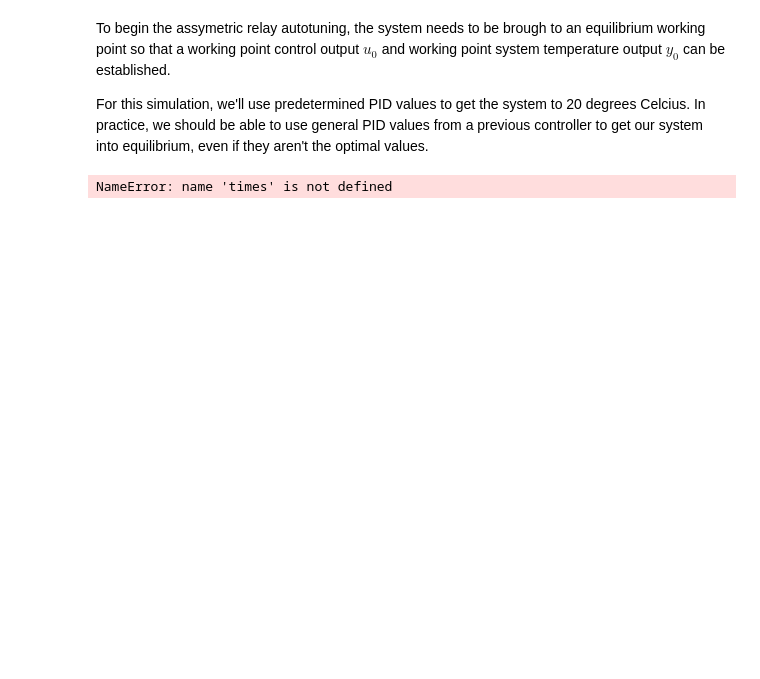
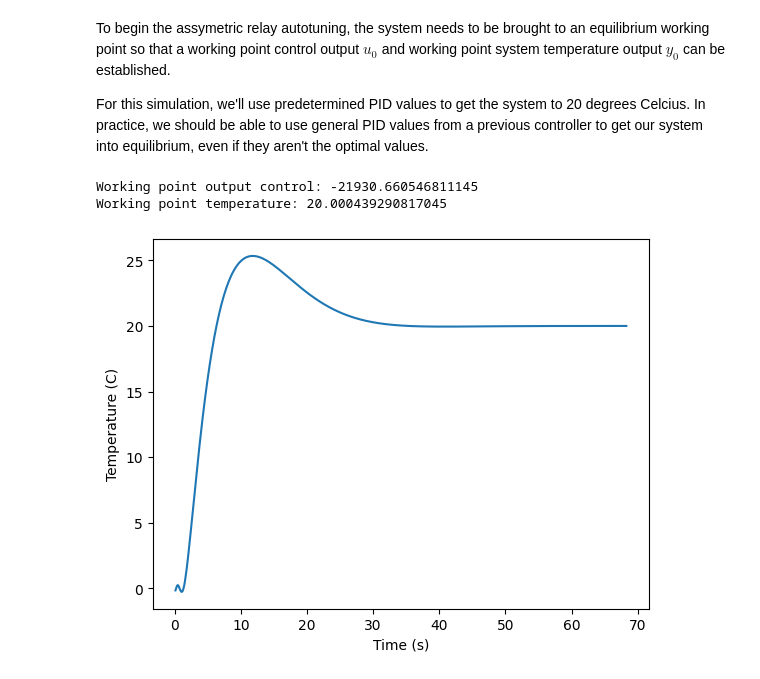
Before and after one commit to coltonschwabe/PIDcontroller, a Jupyter notebook: AsymmetricRelaySim.ipynb, the cells around one changed output. Saved outputs shown, nothing was run; the diff lists cells and outputs as text; code cells hidden in the pictures; blank space fills up the shorter version.

```diff
--- a/AsymmetricRelaySim.ipynb
+++ b/AsymmetricRelaySim.ipynb
@@ -7,7 +7,7 @@ def KLT_transfer(Kp,L,T):
     numer = [Kp]
     deno = [T,1]
 
-    # modeling the time delay
+    # modeling the time delay with pade approximation
     delay_approx = ctrl.pade(L,3)
     delay_num, delay_den = delay_approx
 
@@ -25,13 +25,12 @@ K = 0.15 / Kp + (0.35 - L*T / ((L + T)*(L + T)))*(T / (Kp * L))
 Ti = 0.35 * L + 6.7*L*T*T / (T*T + 2*L*T + 10*L*L)
 
 temp_system = KLT_transfer(Kp, L, T)
-times = np.linspace(0, 60*4, 500*4)
 
 recordedTimes = []
 tempThreshold = 0
 controlThreshold = 0
 
-dt = times[1] - times[0]
+dt = 0.12
 vals = np.full(500*4, 20)
 
 state = 0
@@ -39,46 +38,63 @@ response = []
 integral = 0
 currentresp = 0 # current response
 countertime = 0
+
+u0 = 0
+y0 = 0
+
+t1 = 0
+t2 = 0
 # %% [markdown]
-To begin the assymetric relay autotuning, the system needs to be brough to an equilibrium working point so that a working point control output $u_0$ and working point system temperature output $y_0$ can be established.
+To begin the assymetric relay autotuning, the system needs to be brought to an equilibrium working point so that a working point control output $u_0$ and working point system temperature output $y_0$ can be established.
 
 For this simulation, we'll use predetermined PID values to get the system to 20 degrees Celcius. In practice, we should be able to use general PID values from a previous controller to get our system into equilibrium, even if they aren't the optimal values.
 # %%
-for i in range(0, len(times)-1):
+for i in range(0, 2000):
+    if (len(recordedTimes) == 0):
+        t1 = 0
+        t2 = dt
+    else:
+        t1 = t2
+        t2 = t1 + dt
+
     error = vals[i] - currentresp
 
     PIDval = K/Ti * integral + K * error
 
-    t, r, s = ctrl.forced_response(temp_system, [times[i], times[i + 1]], [PIDval, PIDval], X0=state, return_x = True) #time, response
+    t, r, s = ctrl.forced_response(temp_system, [t1, t2], [PIDval, PIDval], X0=state, return_x = True) #time, response
     currentresp = np.squeeze(r[-1])
     response.append(currentresp)
-
-    recordedTimes.append(times[i])
+    recordedTimes.append(t2)
 
     integral += error * dt
 
     state = np.squeeze(s[:,-1])
 
     if (i >= 1): #measures amount of time that temperature and control stays within threshold
         if (countertime == 0):
             tempThreshold = response[-1]
             controlThreshold = PIDval
 
             countertime += dt
         elif(abs(tempThreshold - response[-1]) < 0.1 and abs(PIDval - controlThreshold) < 100): #adds to countertime if temperature and controll output are within threshold
             countertime += dt
         else:
             countertime = 0
 
     if countertime > 10: #if stays within threshold for three seconds, break
-        print("Working point output control: " + str(PIDval))
-        print("Working point temperature: " + str(response[-1]))
+        u0 = PIDval
+        y0 = response[-1]
+        print("Working point output control: " + str(u0))
+        print("Working point temperature: " + str(y0))
+
         break
 
 plt.plot(recordedTimes, response)
 #plt.plot(recordedTimes, vals, label = 'Setpoint')
 plt.xlabel('Time (s)')
 plt.ylabel('Temperature (C)')
 plt.show()
 # %% [output]
-NameError: name 'times' is not defined
+Working point output control: -21930.660546811145
+Working point temperature: 20.000439290817045
+[figure, added]
```
Also changed, not shown: parts of 4 cells of this notebook.
